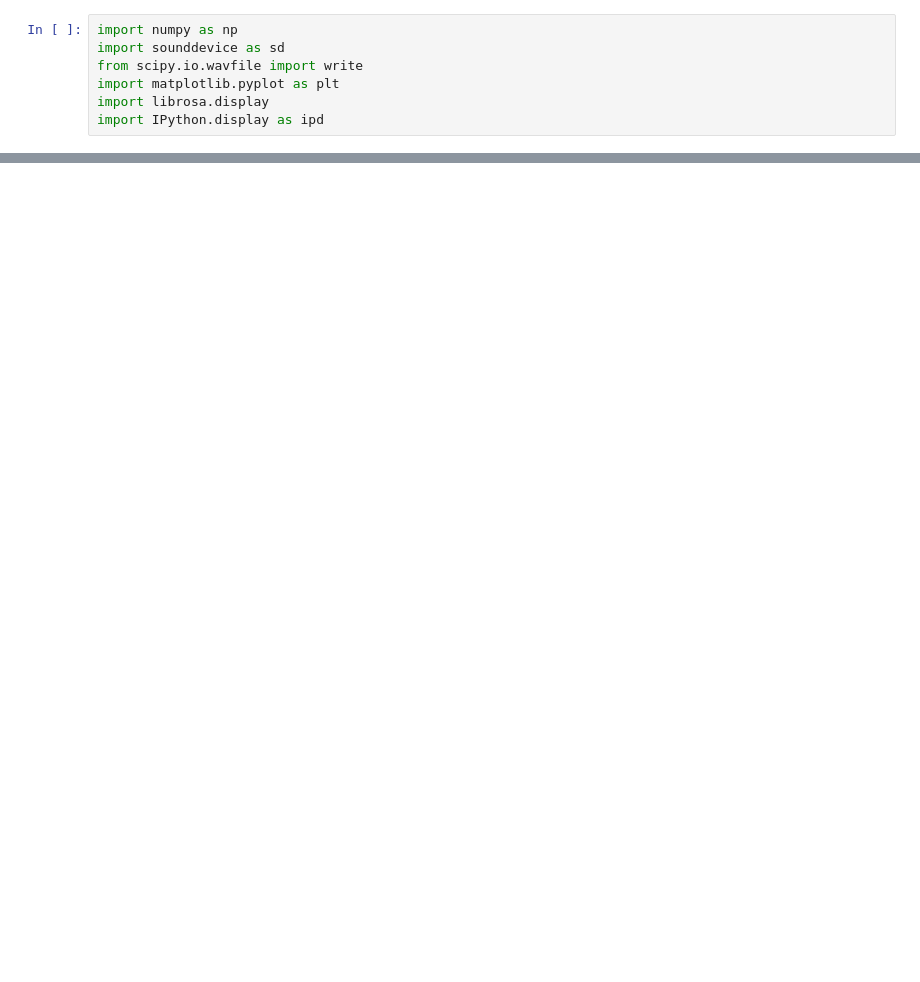
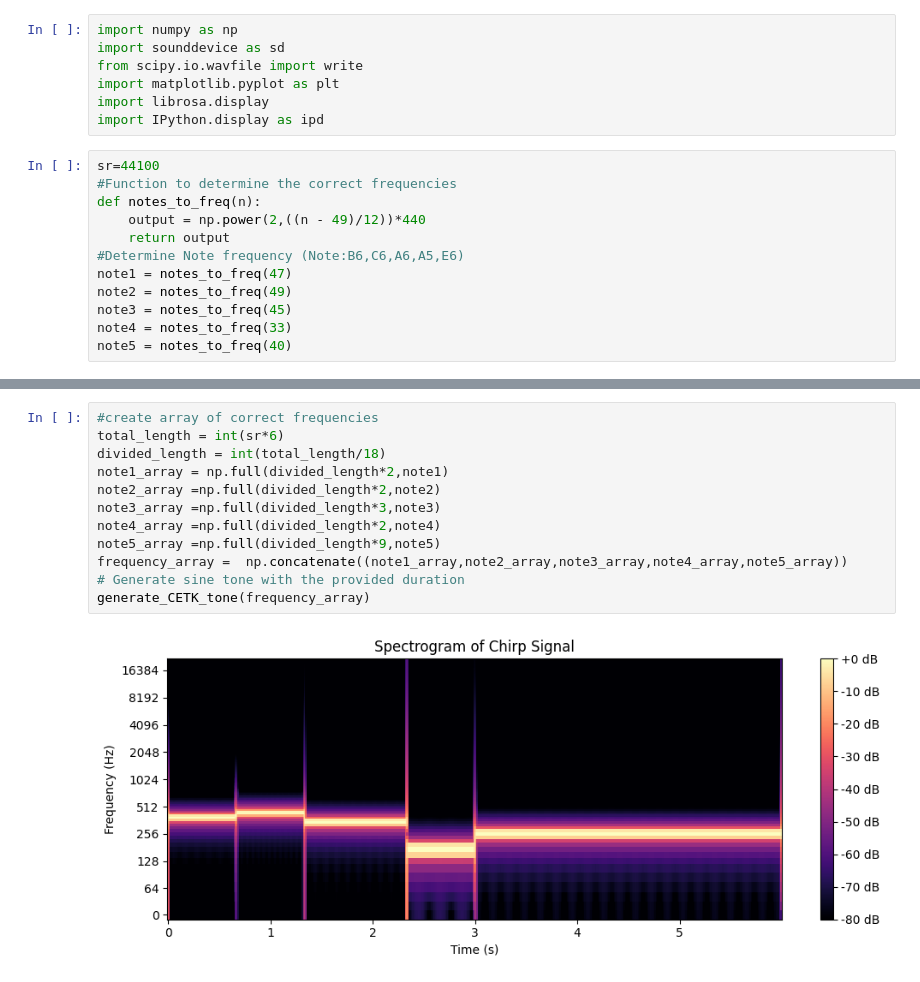
Before and after one commit to krishpatel1077/ECE-2312-Project-2, a Jupyter notebook: testing.ipynb, the cells around one changed output, grey strips where cells are left out. Drawn from its saved outputs; the diff is of its cells as text; blank space fills up the shorter version.

Commit message:
part4 cetk

```diff
--- a/testing.ipynb
+++ b/testing.ipynb
@@ -5,4 +5,16 @@ from scipy.io.wavfile import write
 import matplotlib.pyplot as plt
 import librosa.display
 import IPython.display as ipd
+# %%
+sr=44100
+#Function to determine the correct frequencies
+def notes_to_freq(n):
+    output = np.power(2,((n - 49)/12))*440
+    return output
+#Determine Note frequency (Note:B6,C6,A6,A5,E6)
+note1 = notes_to_freq(47)
+note2 = notes_to_freq(49)
+note3 = notes_to_freq(45)
+note4 = notes_to_freq(33)
+note5 = notes_to_freq(40)
 # %%
@@ -49,0 +44,14 @@ this is the output:
+# %%
+#create array of correct frequencies
+total_length = int(sr*6)
+divided_length = int(total_length/18)
+note1_array = np.full(divided_length*2,note1)
+note2_array =np.full(divided_length*2,note2)
+note3_array =np.full(divided_length*3,note3)
+note4_array =np.full(divided_length*2,note4)
+note5_array =np.full(divided_length*9,note5)
+frequency_array =  np.concatenate((note1_array,note2_array,note3_array,note4_array,note5_array))
+# Generate sine tone with the provided duration
+generate_CETK_tone(frequency_array)
+# %% [output]
+[figure, added]
```
Also changed, not shown: parts of 1 cell of this notebook, 3 other files.
